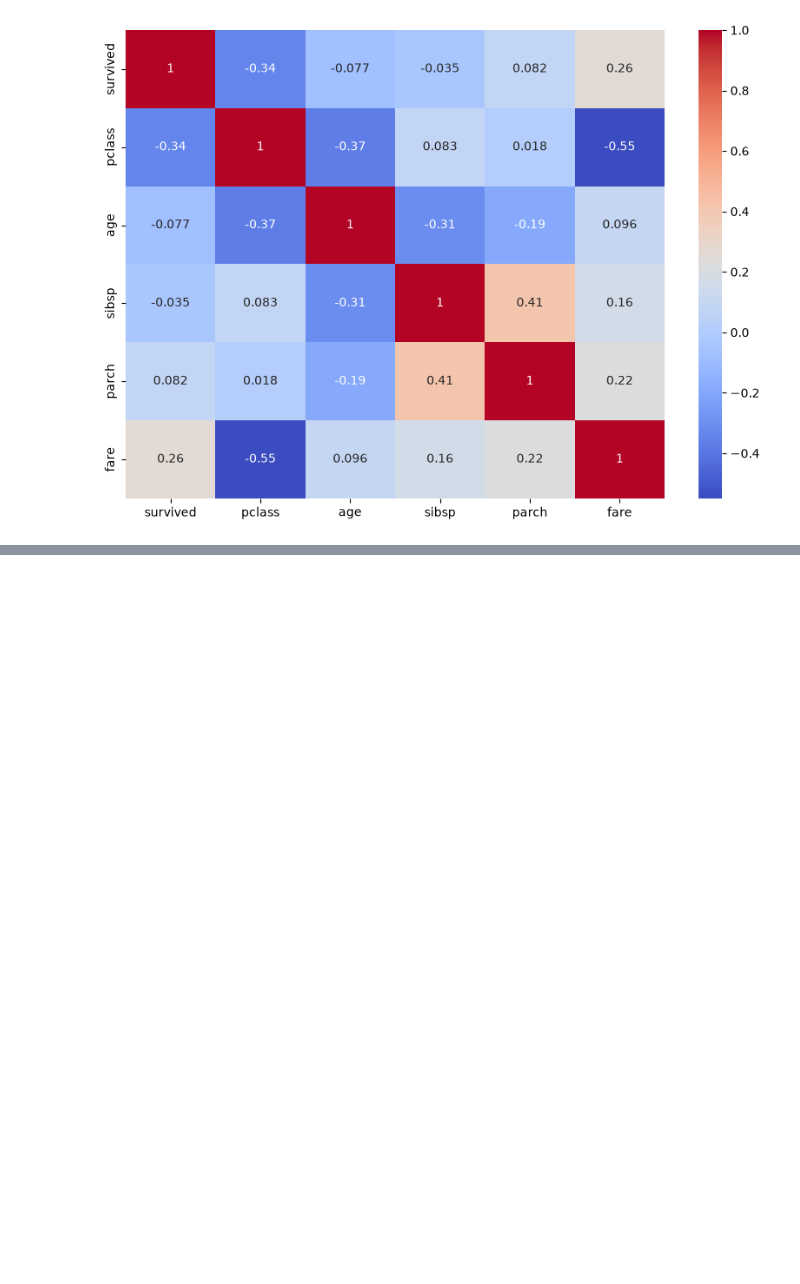
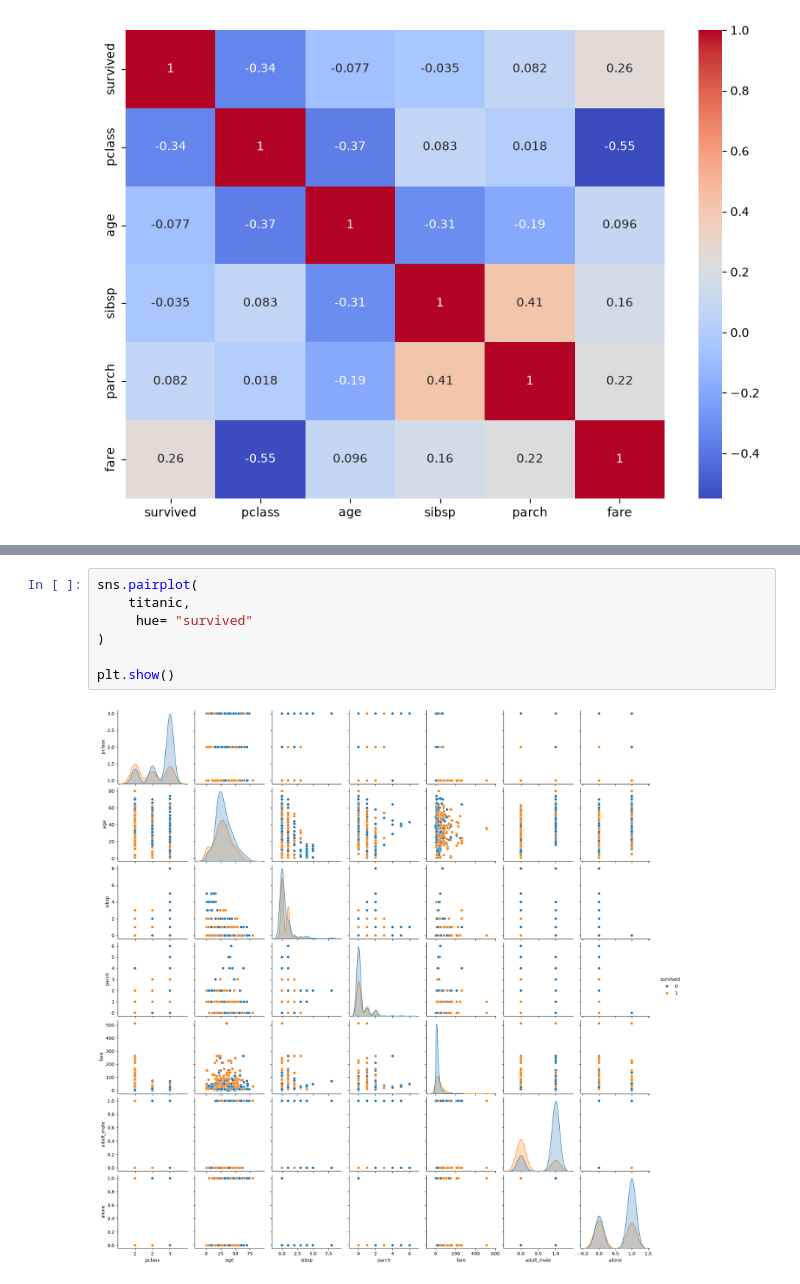
Before and after one commit to RituRai-03/Data-Visualization, a Jupyter notebook: Seaborn.ipynb, the cells around one changed output, grey strips where cells are left out. Drawn from its saved outputs; the diff is of its cells as text; blank space fills up the shorter version.

```diff
--- a/Seaborn.ipynb
+++ b/Seaborn.ipynb
@@ -301,0 +329,9 @@ plt.show()
+# %%
+sns.pairplot(
+    titanic,
+     hue= "survived"
+)
+
+plt.show()
+# %% [output]
+[figure, added]
```
Also changed, not shown: parts of 7 cells of this notebook.
